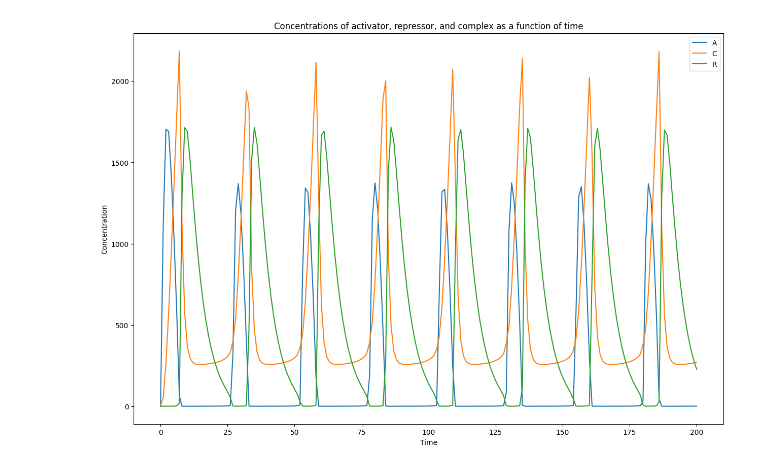
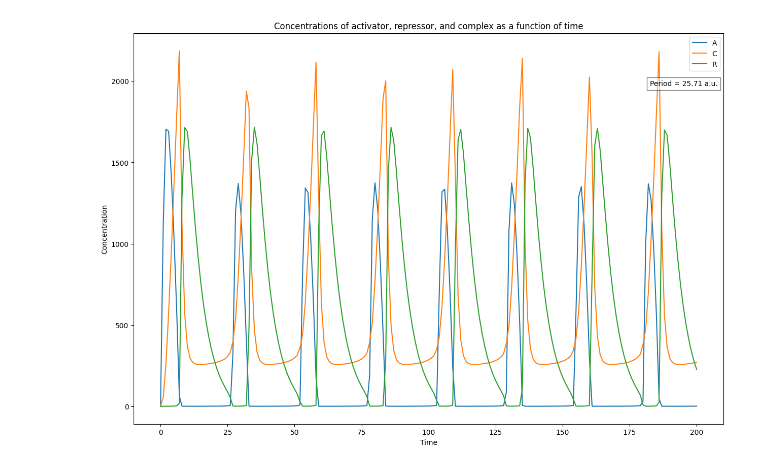
Before and after one commit to YM-25/final_year_project_Temp, a Jupyter notebook: vilar2002_Fourier.ipynb, the cells around one changed output. Drawn from its saved outputs; the diff is of its cells as text; code cells hidden in the pictures.

```diff
--- a/vilar2002_Fourier.ipynb
+++ b/vilar2002_Fourier.ipynb
@@ -9,14 +6,19 @@ import gillespy2
 import numpy as np
 import matplotlib.pyplot as plt
 from scipy.fft import fft
+from scipy.signal import find_peaks
 import pandas as pd
 
+
+
 def create_vilar_oscillator(parameter_values=None):
+    # Initialize Model
     model = gillespy2.Model(name="VilarOscillator")
 
+    # Set System Volume
     model.volume = 1
 
-    # Def vars
+    # Define Variables (GillesPy2.Species)
     Da = gillespy2.Species(name="Da", initial_value=1, mode="discrete")
     Da_prime = gillespy2.Species(name="Da_prime", initial_value=0, mode="discrete")
     Ma = gillespy2.Species(name="Ma", initial_value=0, mode="discrete")
@@ -27,9 +29,10 @@ def create_vilar_oscillator(parameter_values=None):
     A = gillespy2.Species(name="A", initial_value=0, mode="discrete")
     R = gillespy2.Species(name="R", initial_value=0, mode="discrete")
 
+    # Add Variables to Model
     model.add_species([Da, Da_prime, Ma, Dr, Dr_prime, Mr, C, A, R])
 
-    # Def Para
+    # Define Parameters
     alphaA = gillespy2.Parameter(name="alphaA", expression=50)
     alphaA_prime = gillespy2.Parameter(name="alphaA_prime", expression=500)
     alphaR = gillespy2.Parameter(name="alphaR", expression=0.01)
@@ -53,27 +56,22 @@ def create_vilar_oscillator(parameter_values=None):
     # Add Parameters to Model
     model.add_parameter([alphaA, alphaA_prime, alphaR, alphaR_prime, betaA, betaR, deltaMA,deltaMR, deltaA, deltaR, gammaA, gammaR, gammaC, thetaA, thetaR])
 
-    # Define Rxns
-
+    # Define Reactions
     #bound and unbound of DA/DR
     r1 = gillespy2.Reaction(name="r1", reactants={'A': 1, 'Da': 1}, products={'Da_prime': 1}, rate="gammaA")
     r2 = gillespy2.Reaction(name="r2", reactants={'Da_prime': 1}, products={'A': 1, 'Da': 1}, rate="thetaA")
     r3 = gillespy2.Reaction(name="r3", reactants={'A': 1, 'Dr': 1}, products={'Dr_prime': 1}, rate="gammaR")
     r4 = gillespy2.Reaction(name="r4", reactants={'Dr_prime': 1}, products={'A': 1, 'Dr': 1}, rate="thetaR")
-
     #transcription
     r5 = gillespy2.Reaction(name="r5", reactants={'Da': 1}, products={'Da': 1, 'Ma': 1}, rate="alphaA")
     r6 = gillespy2.Reaction(name="r6", reactants={'Da_prime': 1}, products={'Da_prime': 1, 'Ma': 1}, rate="alphaA_prime")
     r7 = gillespy2.Reaction(name="r7", reactants={'Dr': 1}, products={'Dr': 1, 'Mr': 1}, rate="alphaR")
     r8 = gillespy2.Reaction(name="r8", reactants={'Dr_prime': 1}, products={'Dr_prime': 1, 'Mr': 1}, rate="alphaR_prime")
-
     #translation
     r9 = gillespy2.Reaction(name="r9", reactants={'Ma': 1}, products={'A': 1, 'Ma': 1}, rate="betaA")
     r10 = gillespy2.Reaction(name="r10", reactants={'Mr': 1}, products={'Mr': 1, 'R': 1}, rate="betaR")
-
     #complex formation
     r11 = gillespy2.Reaction(name="r11", reactants={'A': 1, 'R': 1}, products={'C': 1}, rate="gammaC")
-
     #degradation
     r12 = gillespy2.Reaction(name="r12", reactants={'A': 1}, products={}, rate="deltaA")
     r13 = gillespy2.Reaction(name="r13", reactants={'C': 1}, products={'R': 1}, rate="deltaA")
@@ -90,25 +88,50 @@ def create_vilar_oscillator(parameter_values=None):
     # Set Model Timespan
     model.timespan(tspan)
     return model
-
-# create model then solve
-model = create_vilar_oscillator()
-ode_results = model.run(algorithm="ODE")
-
-plt.figure(figsize=(15,10))
-plt.title("Concentrations of activator, repressor, and complex as a function of time")
-plt.xlabel('Time')
-plt.ylabel('Concentration')
-
-species_of_interest = ['A', 'C', 'R']
-
-for species in species_of_interest:
-    plt.plot(ode_results[0]['time'], ode_results[0][species], label=species)
-
-plt.legend()
-plt.show()
-# %% [output]
-[figure, removed]
+# %%
+model = create_vilar_oscillator()
+
+ode_results = model.run(algorithm="ODE")
+
+plt.figure(figsize=(15, 10))
+plt.title("Concentrations of activator, repressor, and complex as a function of time")
+plt.xlabel('Time')
+plt.ylabel('Concentration')
+
+species_of_interest = ['A', 'C', 'R']
+
+for species in species_of_interest:
+    plt.plot(ode_results[0]['time'], ode_results[0][species], label=species)
+
+# Calculate period from the time series data for one species (e.g., 'A')
+species = 'A'
+# Extract time series data
+time_series = ode_results[0]['time']
+concentration_series = ode_results[0][species]
+
+# Find peaks in concentration series
+peaks, _ = find_peaks(concentration_series, height=0)
+
+# Compute period as the average time difference between consecutive peaks
+period_lengths = np.diff(time_series[peaks])
+period = np.mean(period_lengths)
+
+# Add annotation to the plot
+plt.text(
+    0.99,
+    0.88,  # Adjust this value to place the annotation lower
+    f"Period = {period:.2f} a.u.",
+    ha='right',
+    va='top',
+    fontsize=10,
+    transform=plt.gca().transAxes,
+    bbox=dict(facecolor='white', alpha=0.5)
+)
+
+plt.legend()
+plt.show()
+# %% [output]
+[figure, added]
 # %%
 # Perform Fourier transformation for A, C, and R concentrations and print the top 10 Fourier components
 species_data = {}
```
Also changed, not shown: parts of 2 cells of this notebook, 7 other files.
